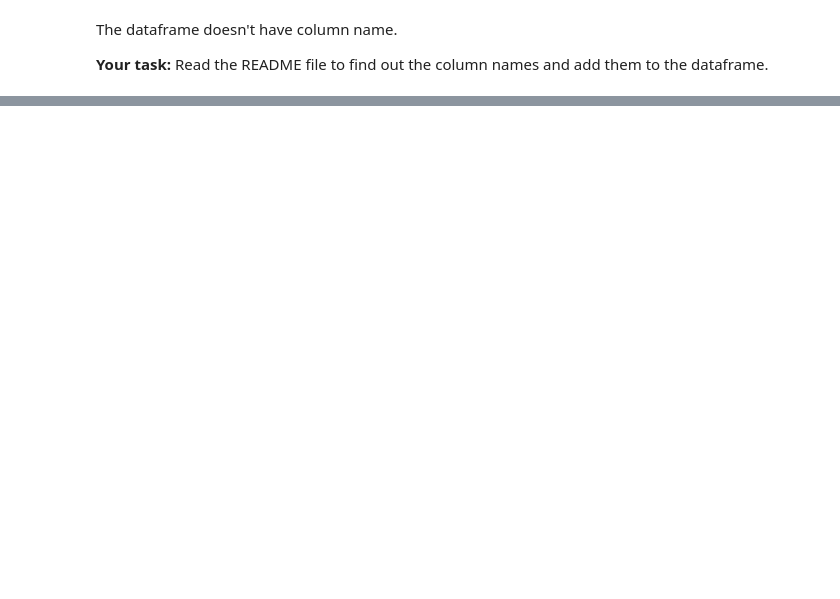
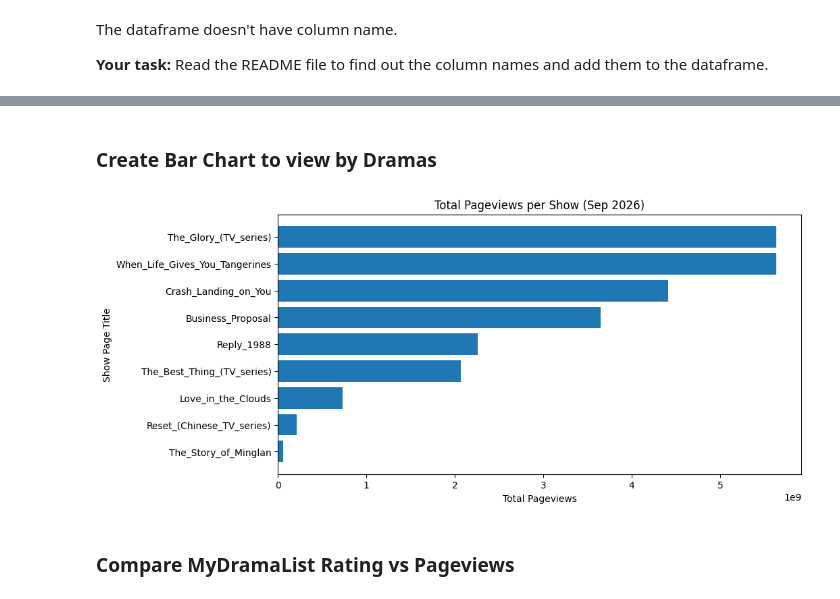
Before and after one commit to tw106hzhf/week5-wed, a Jupyter notebook: week5-wed-notebook.ipynb, the cells around one changed output, grey strips where cells are left out. Saved outputs shown, nothing was run; the diff lists cells and outputs as text; code cells hidden in the pictures; blank space fills up the shorter version.

```diff
--- a/week5-wed-notebook.ipynb
+++ b/week5-wed-notebook.ipynb
@@ -159,0 +396,17 @@ The dataframe doesn't have column name.
+# %% [markdown]
+### Create Bar Chart to view by Dramas
+# %%
+show_views = df_september.groupby('page_title')['page_views'].sum().reset_index()
+show_views = show_views.sort_values(by='page_views', ascending=False)
+
+plt.figure(figsize=(10, 5))
+plt.barh(show_views['page_title'], show_views['page_views'])
+plt.xlabel('Total Pageviews')
+plt.ylabel('Show Page Title')
+plt.title('Total Pageviews per Show (Sep 2026)')
+plt.gca().invert_yaxis()
+plt.show()
+# %% [output]
+[figure, added]
+# %% [markdown]
+### Compare MyDramaList Rating vs Pageviews
```
Also changed, not shown: parts of 35 cells of this notebook, 1 other file.
